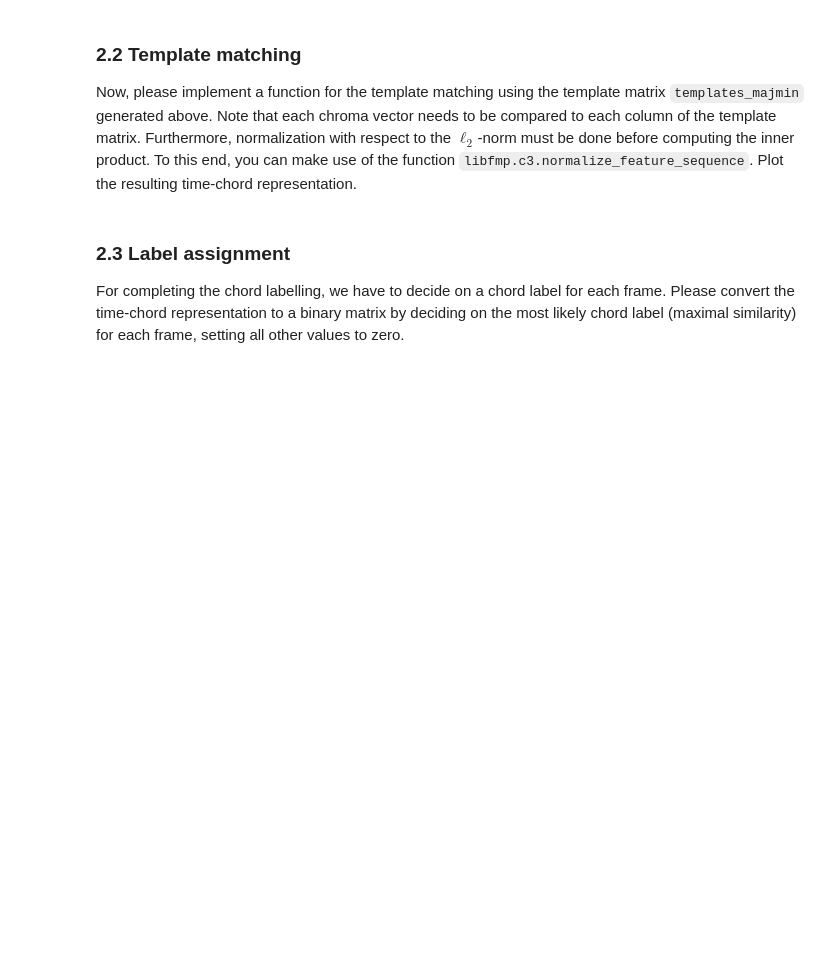
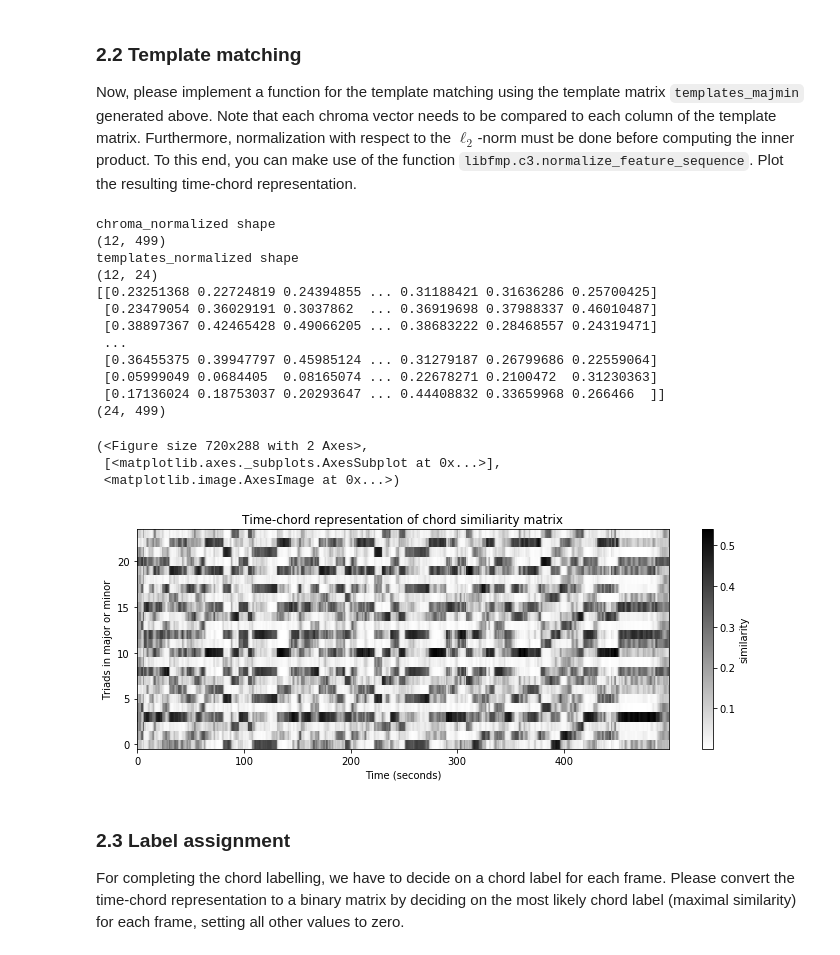
Before and after one commit to marc-philipp-knechtle/mir, a Jupyter notebook: ExerciseMIR/exercise04.ipynb, the cells around one changed output. Cells and saved outputs as stored; diff of their text form; code cells hidden in the pictures; blank space fills up the shorter version.

```diff
--- a/ExerciseMIR/exercise04.ipynb
+++ b/ExerciseMIR/exercise04.ipynb
@@ -191,29 +205,75 @@ C = librosa.feature.chroma_cqt(C=P, bins_per_octave=12, n_octaves=7, fmin=libros
 Now, please implement a function for the template matching using the template matrix `templates_majmin` generated above. Note that each chroma vector needs to be compared to each column of the template matrix. Furthermore, normalization with respect to the $\ell_2$-norm must be done before computing the inner product. To this end, you can make use of the function `libfmp.c3.normalize_feature_sequence`. Plot the resulting time-chord representation.
 # %%
 def analysis_template_match(f_chroma, templates, apply_normalization=True, norm_output='2'):
+    """
+    Args:
+        f_chroma: chromagramm with chroma values and time indices. I assume this should be a two dimensional arrays with the 12 chroma options in the first dimension and the time indices in the second dimension.
+        templates: triad templates as generated above
+        apply_normalization:
+        norm_output:
 
+    Returns: one dimensional array with the chord index associated to each time frame
+
+    """
     assert templates.shape[0] == 12, 'input "f_chroma" has wrong size!'
     assert templates.shape[0] == 12, 'input "templates" has wrong size!'
 
+    # Normalized to 2
     chroma_normalized = libfmp.c3.normalize_feature_sequence(f_chroma, norm='2')
     templates_normalized = libfmp.c3.normalize_feature_sequence(templates, norm='2')
 
+    print('chroma_normalized shape')
+    print(chroma_normalized.shape)
+    print('templates_normalized shape')
+    print(templates_normalized.shape)
+
     ## your code here
+    """
+    The resulting chord_similarity_matrix has the shape (24, 499)
+    For each possible major and minor triad, there is the similarity computed for each time frame
+
+    matmul computes the matrix product for two arrays.
+    """
+    f_analysis = np.matmul(templates_normalized.T, chroma_normalized)
+    print(str(f_analysis))
+    print(f_analysis.shape)
 
     if apply_normalization:
-         ## your code here
+        ## your code here
+        f_analysis = libfmp.c3.normalize_feature_sequence(f_analysis, norm=norm_output)
+
+    # setting axis=0 results in the maximum similarity chord picked for each time frame
+    # f_analysis = np.argmax(chord_similarity_matrix, axis=0)
 
     return f_analysis
 
 
 # Template-based chord recognition
-f_analysis = analysis_template_match(C, templates_majmin, apply_normalization=True, norm_output='2')
+f_analysis_global = analysis_template_match(C, templates_majmin, apply_normalization=True, norm_output='2')
 
 # Generate chord labels
 chord_labels = chord_label_maj + chord_label_min
 
-
 ## your code here (plot the resulting time-chord representation f_analysis as grayscale image using imshow)
+libfmp.b.plot_matrix(f_analysis_global, title='Time-chord representation of chord similiarity matrix', figsize=(10, 4),
+                     ylabel="Triads in major or minor", cbar_label="similarity")
+# %% [output]
+chroma_normalized shape
+(12, 499)
+templates_normalized shape
+(12, 24)
+[[0.23251368 0.22724819 0.24394855 ... 0.31188421 0.31636286 0.25700425]
+ [0.23479054 0.36029191 0.3037862  ... 0.36919698 0.37988337 0.46010487]
+ [0.38897367 0.42465428 0.49066205 ... 0.38683222 0.28468557 0.24319471]
+ ...
+ [0.36455375 0.39947797 0.45985124 ... 0.31279187 0.26799686 0.22559064]
+ [0.05999049 0.0684405  0.08165074 ... 0.22678271 0.2100472  0.31230363]
+ [0.17136024 0.18753037 0.20293647 ... 0.44408832 0.33659968 0.266466  ]]
+(24, 499)
+(<Figure size 720x288 with 2 Axes>,
+ [<matplotlib.axes._subplots.AxesSubplot at 0x...>],
+ <matplotlib.image.AxesImage at 0x...>)
+[figure, added]
 # %% [markdown]
 ### 2.3 Label assignment
 
```
Also changed, not shown: parts of 9 cells of this notebook, 1 other file.
